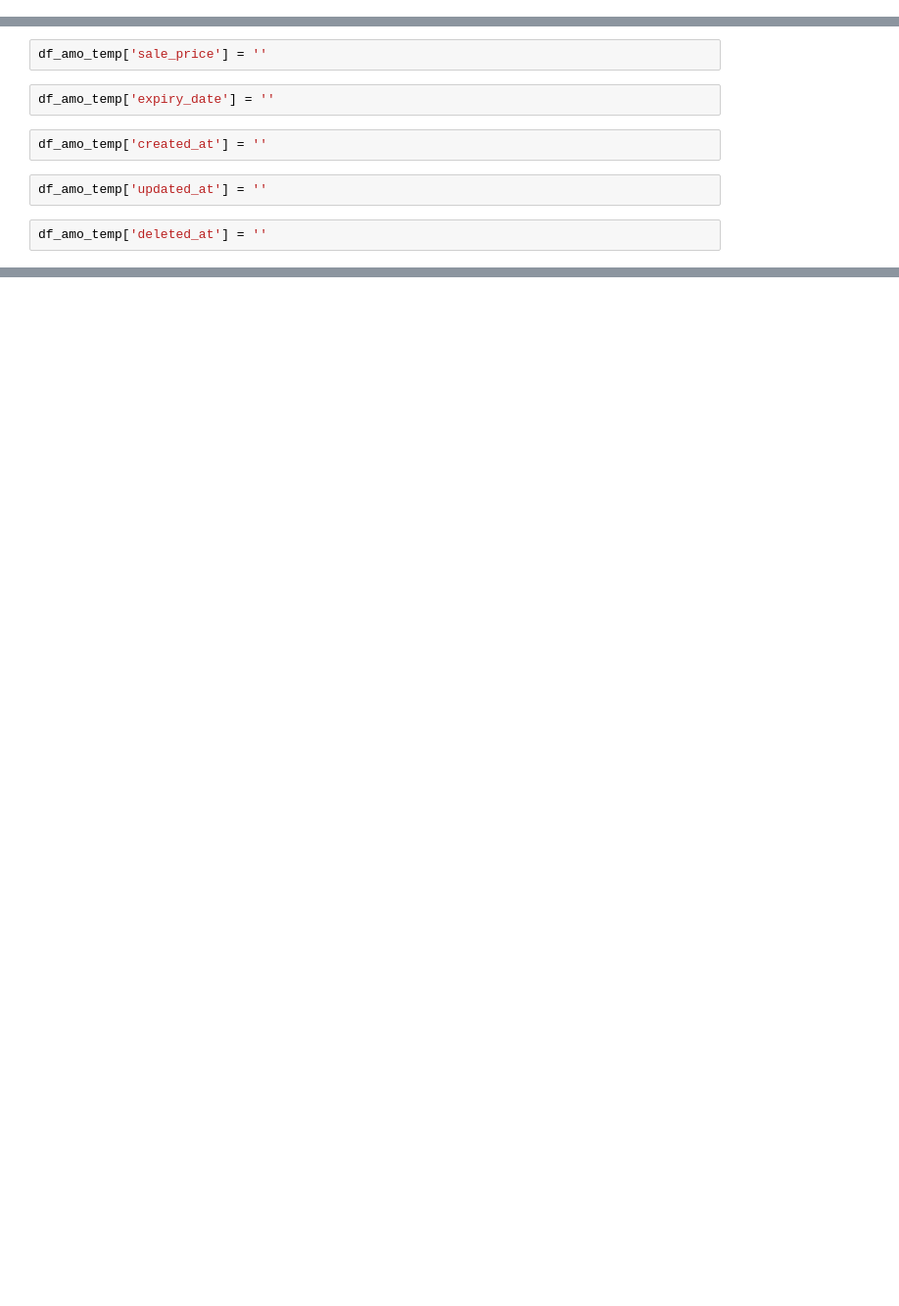
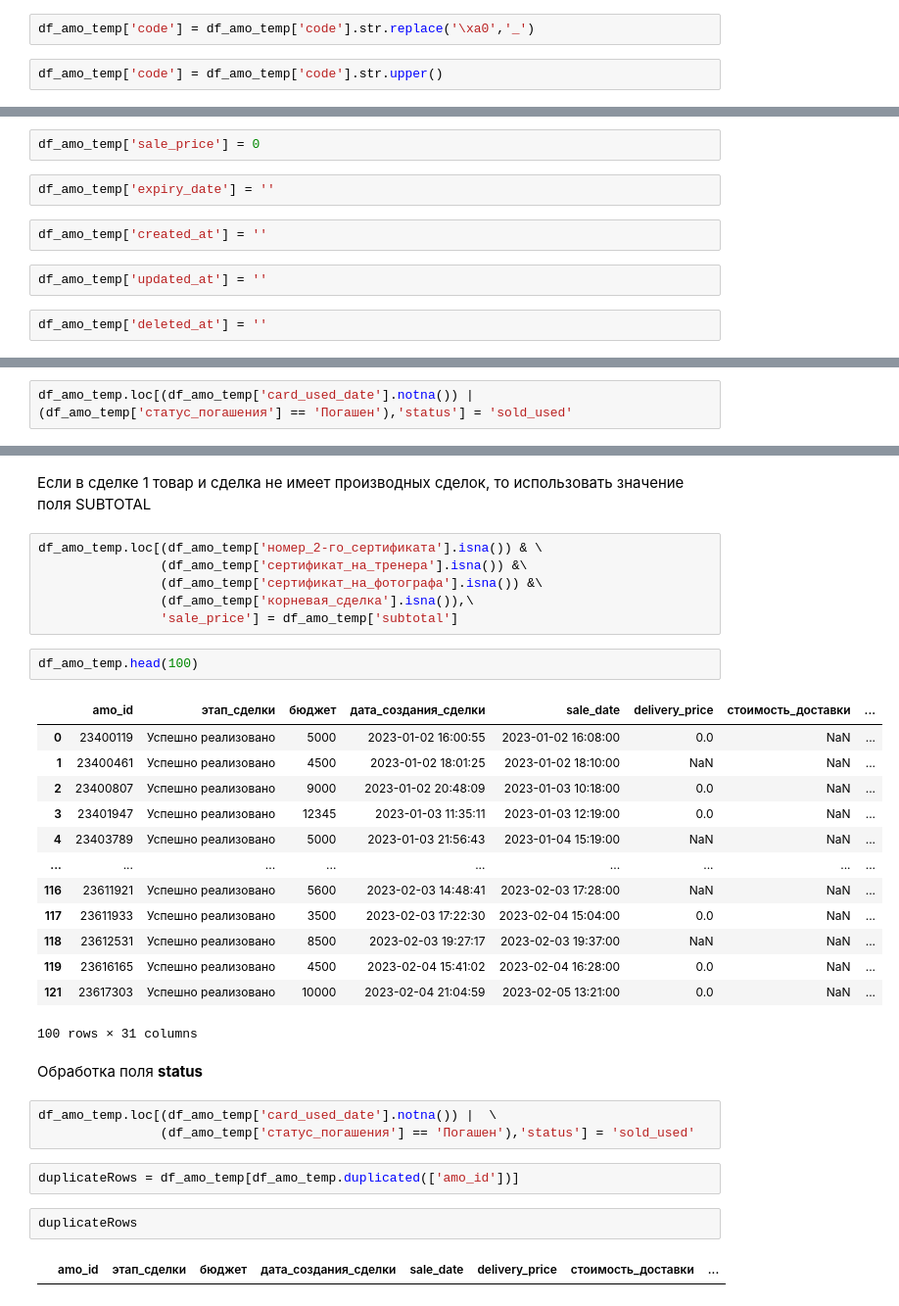
Before and after one commit to five76/DS, a Jupyter notebook: work/01/AMO/script.ipynb, the cells around one changed output, grey strips where cells are left out. Shown: that part at 98% size. Saved outputs shown, nothing was run; the diff lists cells and outputs as text; blank space fills up the shorter version.

```diff
--- a/work/01/AMO/script.ipynb
+++ b/work/01/AMO/script.ipynb
@@ -149,0 +196,4 @@ df_amo_temp.rename(columns = {'номер_сертификата':'code', 'id':'
+# %%
+df_amo_temp['code'] = df_amo_temp['code'].str.replace('\xa0','_')
+# %%
+df_amo_temp['code'] = df_amo_temp['code'].str.upper()
@@ -170,7 +310,7 @@ df_amo_temp['status'] = ''
 # %%
 df_amo_temp['stock_status'] = ''
 # %%
-df_amo_temp['sale_price'] = ''
+df_amo_temp['sale_price'] = 0
 # %%
 df_amo_temp['expiry_date'] = ''
 # %%
@@ -195,0 +322,2 @@ df_amo_temp.head(10)
+# %%
+df_amo_temp.loc[(df_amo_temp['card_used_date'].notna()) |  (df_amo_temp['статус_погашения'] == 'Погашен'),'status'] = 'sold_used'
@@ -195,0 +390,35 @@ df_amo_temp.head(10)
+# %% [markdown]
+Если в сделке 1 товар и сделка не имеет производных сделок, то использовать значение поля SUBTOTAL
+# %%
+df_amo_temp.loc[(df_amo_temp['номер_2-го_сертификата'].isna()) & \
+                (df_amo_temp['сертификат_на_тренера'].isna()) &\
+                (df_amo_temp['сертификат_на_фотографа'].isna()) &\
+                (df_amo_temp['корневая_сделка'].isna()),\
+                'sale_price'] = df_amo_temp['subtotal']
+# %%
+df_amo_temp.head(100)
+# %% [output]
+|  | amo_id | этап_сделки | бюджет | дата_создания_сделки | sale_date | delivery_price | стоимость_доставки | ... |
+| 0 | 23400119 | Успешно реализовано | 5000 | 2023-01-02 16:00:55 | 2023-01-02 16:08:00 | 0.0 | NaN | ... |
+| 1 | 23400461 | Успешно реализовано | 4500 | 2023-01-02 18:01:25 | 2023-01-02 18:10:00 | NaN | NaN | ... |
+| 2 | 23400807 | Успешно реализовано | 9000 | 2023-01-02 20:48:09 | 2023-01-03 10:18:00 | 0.0 | NaN | ... |
+| 3 | 23401947 | Успешно реализовано | 12345 | 2023-01-03 11:35:11 | 2023-01-03 12:19:00 | 0.0 | NaN | ... |
+| 4 | 23403789 | Успешно реализовано | 5000 | 2023-01-03 21:56:43 | 2023-01-04 15:19:00 | NaN | NaN | ... |
+| ... | ... | ... | ... | ... | ... | ... | ... | ... |
+| 116 | 23611921 | Успешно реализовано | 5600 | 2023-02-03 14:48:41 | 2023-02-03 17:28:00 | NaN | NaN | ... |
+| 117 | 23611933 | Успешно реализовано | 3500 | 2023-02-03 17:22:30 | 2023-02-04 15:04:00 | 0.0 | NaN | ... |
+| 118 | 23612531 | Успешно реализовано | 8500 | 2023-02-03 19:27:17 | 2023-02-03 19:37:00 | NaN | NaN | ... |
+| 119 | 23616165 | Успешно реализовано | 4500 | 2023-02-04 15:41:02 | 2023-02-04 16:28:00 | 0.0 | NaN | ... |
+| 121 | 23617303 | Успешно реализовано | 10000 | 2023-02-04 21:04:59 | 2023-02-05 13:21:00 | 0.0 | NaN | ... |
+100 rows × 31 columns
+# %% [markdown]
+Обработка поля **status**
+# %%
+df_amo_temp.loc[(df_amo_temp['card_used_date'].notna()) |  \
+                (df_amo_temp['статус_погашения'] == 'Погашен'),'status'] = 'sold_used'
+# %%
+duplicateRows = df_amo_temp[df_amo_temp.duplicated(['amo_id'])]
+# %%
+duplicateRows
+# %% [output]
+|  | amo_id | этап_сделки | бюджет | дата_создания_сделки | sale_date | delivery_price | стоимость_доставки | ... |
```
Also changed, not shown: parts of 82 cells of this notebook, 1 other file.
